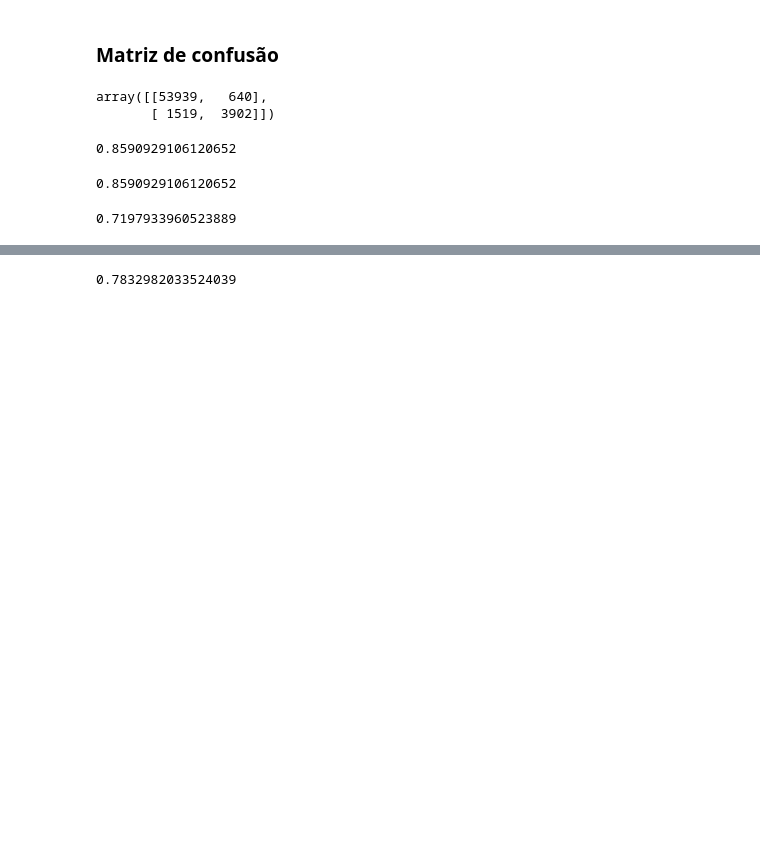
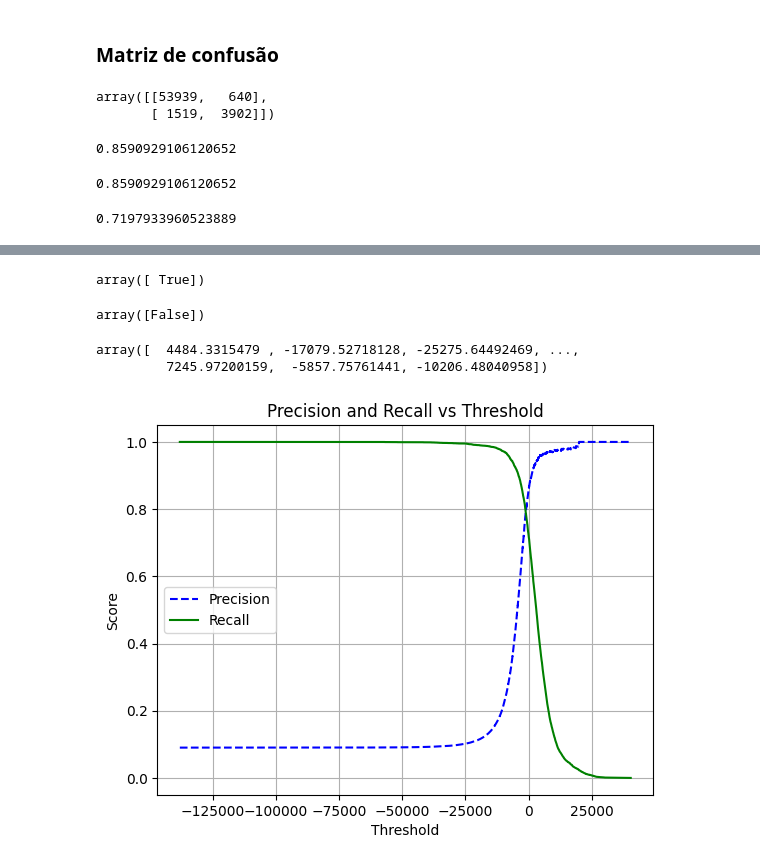
Before and after one commit to Hentonybarboza/MNIST, a Jupyter notebook: MNIST2.ipynb, the cells around one changed output, grey strips where cells are left out. Cells and saved outputs as stored; diff of their text form; code cells hidden in the pictures; blank space fills up the shorter version.

Commit message:
Inclusão do cálculo de Precisão e Recall

```diff
--- a/MNIST2.ipynb
+++ b/MNIST2.ipynb
@@ -89,5 +101,37 @@ recall_score(y_train_5, y_train_pred)
+# %%
+threshold = 0
+y_some_digit_pred = (y_scores > threshold)
+y_some_digit_pred
+# %% [output]
+array([ True])
+# %%
+threshold = 8000
+y_some_digit_pred = (y_scores > threshold)
+y_some_digit_pred
+# %% [output]
+array([False])
+# %%
+y_scores = cross_val_predict(sgd_clf, X_train, y_train_5, cv =3, method= "decision_function")
+# %% [output]
+array([  4484.3315479 , -17079.52718128, -25275.64492469, ...,
+         7245.97200159,  -5857.75761441, -10206.48040958])
 # %%
-from sklearn.metrics import f1_score
-f1_score(y_train_5, y_train_pred)
+from sklearn.metrics import precision_recall_curve
+precisions, recalls, thresholds = precision_recall_curve(y_train_5, y_scores)
-# %% [output]
-0.7832982033524039
+# %%
+import matplotlib.pyplot as plt
+
+def plot_precision_recall_vs_thresholds(precisions, recalls, thresholds):
+    plt.plot(thresholds, precisions[:-1], "b--", label="Precision")
+    plt.plot(thresholds, recalls[:-1], "g-", label="Recall")
+    plt.xlabel('Threshold')
+    plt.ylabel('Score')
+    plt.title('Precision and Recall vs Threshold')
+    plt.legend(loc='best')
+    plt.grid(True)
+    plt.show()
+# %%
+plot_precision_recall_vs_thresholds(precisions, recalls,thresholds)
+plt.show()
+# %% [output]
+[figure, added]
```
Also changed, not shown: parts of 2 cells of this notebook.
